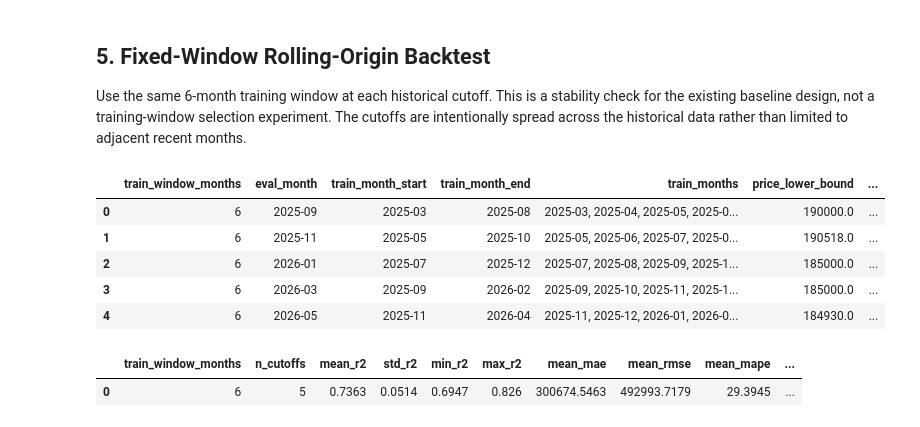
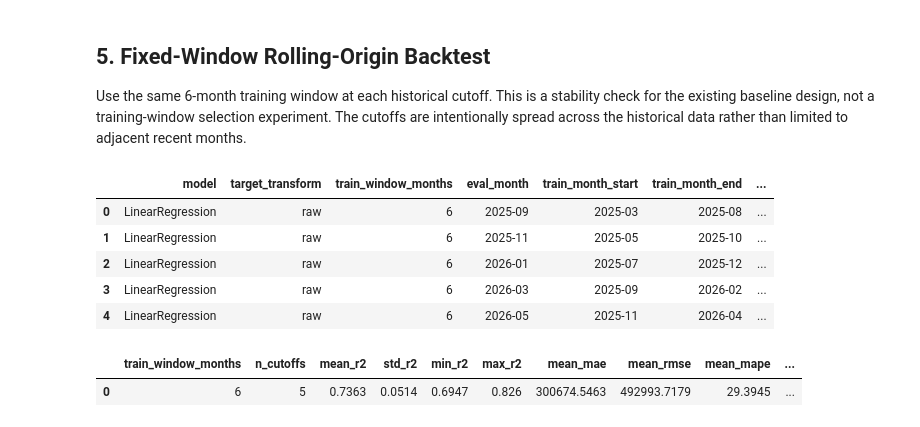
Before and after one commit to syp4137/idx-california-price-prediction, a Jupyter notebook: notebooks/03_baseline_model.ipynb, the cells around one changed output. Drawn from its saved outputs; the diff is of its cells as text; code cells hidden in the pictures.

```diff
--- a/notebooks/03_baseline_model.ipynb
+++ b/notebooks/03_baseline_model.ipynb
@@ -246,6 +246,23 @@ def regression_metrics(y_true, y_pred):
         "mape": absolute_percentage_error.mean(),
         "mdape": absolute_percentage_error.median(),
     }
+
+
+def fit_predict_linear_regression(train_df, eval_df, target_transform="raw"):
+    pipeline = build_baseline_model(scale_numeric=True)
+    y_train = train_df[target]
+
+    if target_transform == "raw":
+        pipeline.fit(train_df[feature_cols], y_train)
+        predictions = pipeline.predict(eval_df[feature_cols])
+    elif target_transform == "log1p":
+        pipeline.fit(train_df[feature_cols], np.log1p(y_train))
+        predictions = np.expm1(pipeline.predict(eval_df[feature_cols]))
+        predictions = np.clip(predictions, 0, None)
+    else:
+        raise ValueError(f"Unsupported target_transform: {target_transform}")
+
+    return pipeline, predictions
 # %% [markdown]
 ## 5. Fixed-Window Rolling-Origin Backtest
 
@@ -256,44 +273,44 @@ def rolling_train_path(eval_month):
 
 
 def rolling_eval_path(eval_month):
     return SPLIT_DIR / f"rolling_eval_{eval_month}_cleaned.csv"
 
 
-def run_historical_fold(plan_row):
+def run_historical_fold(plan_row, target_transform="raw"):
     eval_month = str(plan_row["eval_month"])
     train_df_raw = load_split_file(rolling_train_path(eval_month))
     eval_df_raw = load_split_file(rolling_eval_path(eval_month))
     train_df, eval_df, bound_info = apply_train_price_bounds(train_df_raw, eval_df_raw)
 
-    pipeline = build_baseline_model(scale_numeric=True)
-    pipeline.fit(train_df[feature_cols], train_df[target])
-    predictions = pipeline.predict(eval_df[feature_cols])
+    _, predictions = fit_predict_linear_regression(train_df, eval_df, target_transform=target_transform)
 
     return {
+        "model": "LinearRegression",
+        "target_transform": target_transform,
         "train_window_months": int(plan_row["train_window_months"]),
         "eval_month": eval_month,
         "train_month_start": plan_row["train_month_start"],
         "train_month_end": plan_row["train_month_end"],
         "train_months": plan_row["train_months"],
         **bound_info,
         **regression_metrics(eval_df[target], predictions),
     }
 
 
 stability_results = pd.DataFrame(
-    run_historical_fold(plan_row)
+    run_historical_fold(plan_row, target_transform="raw")
     for _, plan_row in historical_plan.iterrows()
 ).sort_values("eval_month")
 
 stability_results.to_csv(OUTPUT_DIR / "rolling_origin_results.csv", index=False)
 display(stability_results.round(4))
 # %% [output]
-|  | train_window_months | eval_month | train_month_start | train_month_end | train_months | price_lower_bound | ... |
-| 0 | 6 | 2025-09 | 2025-03 | 2025-08 | 2025-03, 2025-04, 2025-05, 2025-0... | 190000.0 | ... |
-| 1 | 6 | 2025-11 | 2025-05 | 2025-10 | 2025-05, 2025-06, 2025-07, 2025-0... | 190518.0 | ... |
-| 2 | 6 | 2026-01 | 2025-07 | 2025-12 | 2025-07, 2025-08, 2025-09, 2025-1... | 185000.0 | ... |
-| 3 | 6 | 2026-03 | 2025-09 | 2026-02 | 2025-09, 2025-10, 2025-11, 2025-1... | 185000.0 | ... |
-| 4 | 6 | 2026-05 | 2025-11 | 2026-04 | 2025-11, 2025-12, 2026-01, 2026-0... | 184930.0 | ... |
+|  | model | target_transform | train_window_months | eval_month | train_month_start | train_month_end | ... |
+| 0 | LinearRegression | raw | 6 | 2025-09 | 2025-03 | 2025-08 | ... |
+| 1 | LinearRegression | raw | 6 | 2025-11 | 2025-05 | 2025-10 | ... |
+| 2 | LinearRegression | raw | 6 | 2026-01 | 2025-07 | 2025-12 | ... |
+| 3 | LinearRegression | raw | 6 | 2026-03 | 2025-09 | 2026-02 | ... |
+| 4 | LinearRegression | raw | 6 | 2026-05 | 2025-11 | 2026-04 | ... |
 # %%
 stability_summary = pd.DataFrame([{
     "train_window_months": fixed_train_window_months,
```
Also changed, not shown: parts of 7 cells of this notebook.
